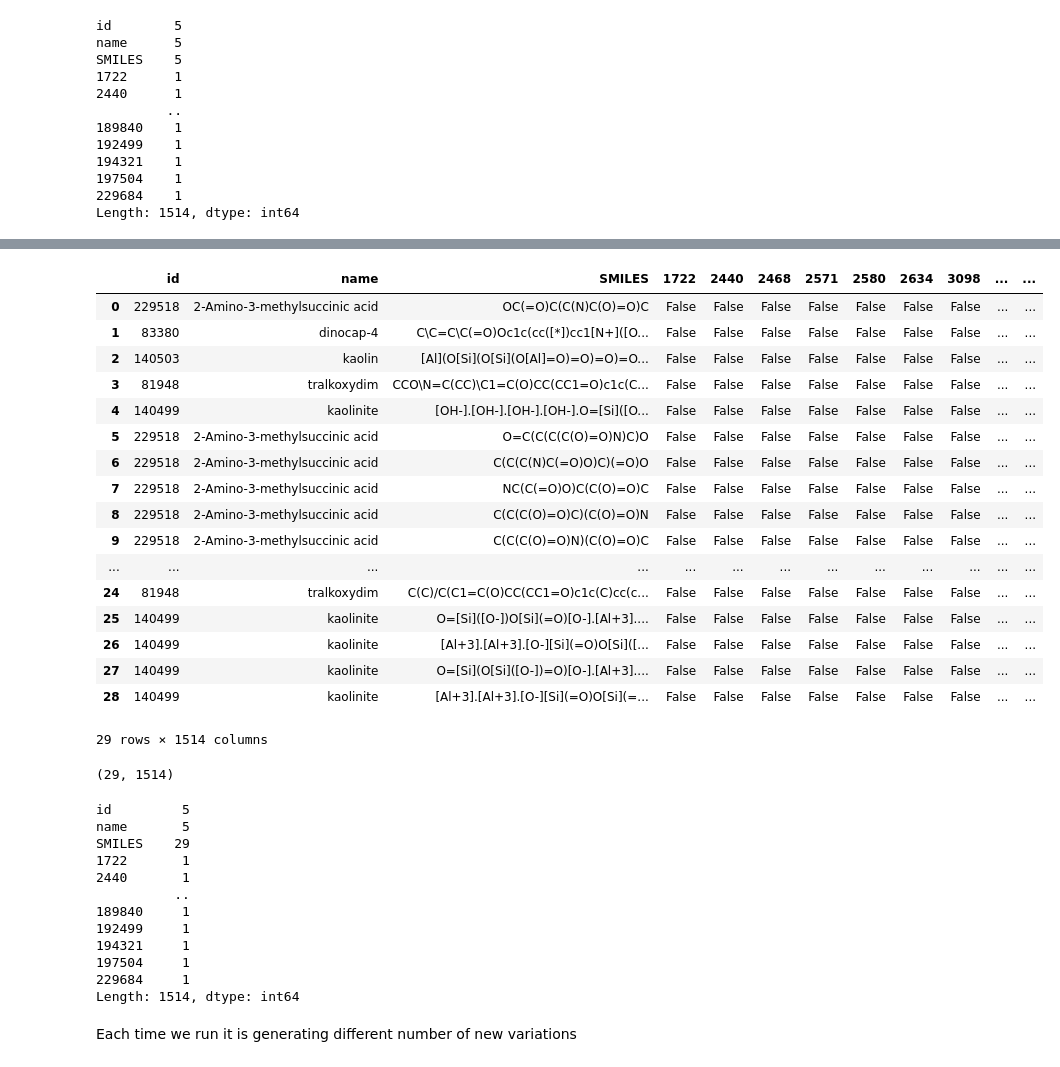
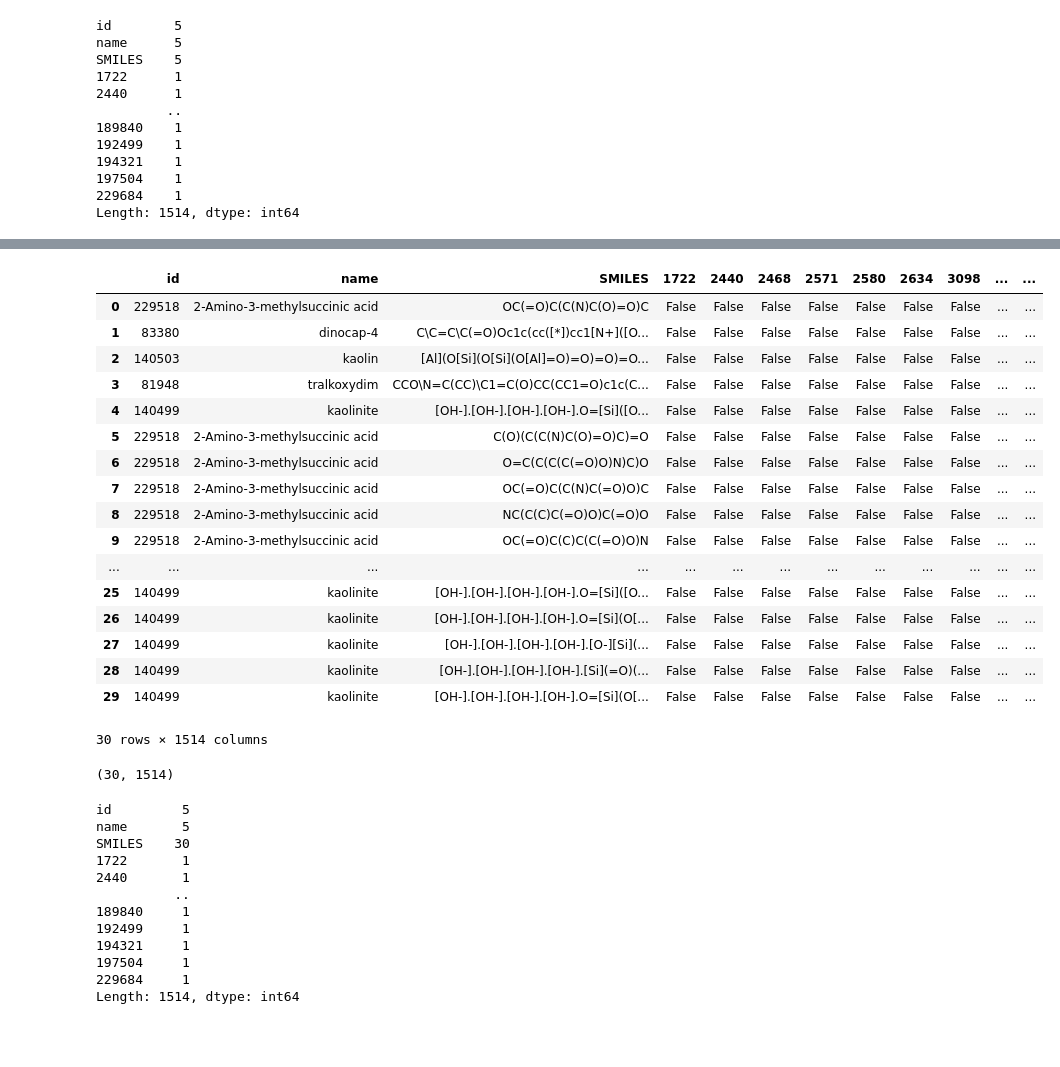
Before and after one commit to ChEB-AI/python-chebai, a Jupyter notebook: chebai/preprocessing/datasets/augmentation.ipynb, the cells around one changed output, grey strips where cells are left out. Cells and saved outputs as stored; diff of their text form; code cells hidden in the pictures; blank space fills up the shorter version.

```diff
--- a/chebai/preprocessing/datasets/augmentation.ipynb
+++ b/chebai/preprocessing/datasets/augmentation.ipynb
@@ -156,41 +237,41 @@ new_data_path="test_data.pkl"
 # %%
 pd.to_pickle(df_combined, open(new_data_path, "wb"))
 # %%
-test_data_df= pd.read_pickle(
-    open("test_data.pkl", "rb"
+data_df= pd.read_pickle(
+    open("augmented_data.pkl", "rb"
     )
 )
-# %%
-test_data_df
-# %% [output]
-|  | id | name | SMILES | 1722 | 2440 | 2468 | 2571 | 2580 | 2634 | 3098 | ... | ... |
-| 0 | 229518 | 2-Amino-3-methylsuccinic acid | OC(=O)C(C(N)C(O)=O)C | False | False | False | False | False | False | False | ... | ... |
-| 1 | 83380 | dinocap-4 | C\C=C\C(=O)Oc1c(cc([*])cc1[N+]([O... | False | False | False | False | False | False | False | ... | ... |
-| 2 | 140503 | kaolin | [Al](O[Si](O[Si](O[Al]=O)=O)=O)=O... | False | False | False | False | False | False | False | ... | ... |
-| 3 | 81948 | tralkoxydim | CCO\N=C(CC)\C1=C(O)CC(CC1=O)c1c(C... | False | False | False | False | False | False | False | ... | ... |
-| 4 | 140499 | kaolinite | [OH-].[OH-].[OH-].[OH-].O=[Si]([O... | False | False | False | False | False | False | False | ... | ... |
-| 5 | 229518 | 2-Amino-3-methylsuccinic acid | O=C(C(C(C(O)=O)N)C)O | False | False | False | False | False | False | False | ... | ... |
-| 6 | 229518 | 2-Amino-3-methylsuccinic acid | C(C(C(N)C(=O)O)C)(=O)O | False | False | False | False | False | False | False | ... | ... |
-| 7 | 229518 | 2-Amino-3-methylsuccinic acid | NC(C(=O)O)C(C(O)=O)C | False | False | False | False | False | False | False | ... | ... |
-| 8 | 229518 | 2-Amino-3-methylsuccinic acid | C(C(C(O)=O)C)(C(O)=O)N | False | False | False | False | False | False | False | ... | ... |
-| 9 | 229518 | 2-Amino-3-methylsuccinic acid | C(C(C(O)=O)N)(C(O)=O)C | False | False | False | False | False | False | False | ... | ... |
-| ... | ... | ... | ... | ... | ... | ... | ... | ... | ... | ... | ... | ... |
-| 24 | 81948 | tralkoxydim | C(C)/C(C1=C(O)CC(CC1=O)c1c(C)cc(c... | False | False | False | False | False | False | False | ... | ... |
-| 25 | 140499 | kaolinite | O=[Si]([O-])O[Si](=O)[O-].[Al+3].... | False | False | False | False | False | False | False | ... | ... |
-| 26 | 140499 | kaolinite | [Al+3].[Al+3].[O-][Si](=O)O[Si]([... | False | False | False | False | False | False | False | ... | ... |
-| 27 | 140499 | kaolinite | O=[Si](O[Si]([O-])=O)[O-].[Al+3].... | False | False | False | False | False | False | False | ... | ... |
-| 28 | 140499 | kaolinite | [Al+3].[Al+3].[O-][Si](=O)O[Si](=... | False | False | False | False | False | False | False | ... | ... |
-29 rows × 1514 columns
+# %%
+data_df
+# %% [output]
+|  | id | name | SMILES | 1722 | 2440 | 2468 | 2571 | 2580 | 2634 | 3098 | ... | ... |
+| 0 | 229518 | 2-Amino-3-methylsuccinic acid | OC(=O)C(C(N)C(O)=O)C | False | False | False | False | False | False | False | ... | ... |
+| 1 | 83380 | dinocap-4 | C\C=C\C(=O)Oc1c(cc([*])cc1[N+]([O... | False | False | False | False | False | False | False | ... | ... |
+| 2 | 140503 | kaolin | [Al](O[Si](O[Si](O[Al]=O)=O)=O)=O... | False | False | False | False | False | False | False | ... | ... |
+| 3 | 81948 | tralkoxydim | CCO\N=C(CC)\C1=C(O)CC(CC1=O)c1c(C... | False | False | False | False | False | False | False | ... | ... |
+| 4 | 140499 | kaolinite | [OH-].[OH-].[OH-].[OH-].O=[Si]([O... | False | False | False | False | False | False | False | ... | ... |
+| 5 | 229518 | 2-Amino-3-methylsuccinic acid | C(O)(C(C(N)C(O)=O)C)=O | False | False | False | False | False | False | False | ... | ... |
+| 6 | 229518 | 2-Amino-3-methylsuccinic acid | O=C(C(C(C(=O)O)N)C)O | False | False | False | False | False | False | False | ... | ... |
+| 7 | 229518 | 2-Amino-3-methylsuccinic acid | OC(=O)C(C(N)C(=O)O)C | False | False | False | False | False | False | False | ... | ... |
+| 8 | 229518 | 2-Amino-3-methylsuccinic acid | NC(C(C)C(=O)O)C(=O)O | False | False | False | False | False | False | False | ... | ... |
+| 9 | 229518 | 2-Amino-3-methylsuccinic acid | OC(=O)C(C)C(C(=O)O)N | False | False | False | False | False | False | False | ... | ... |
+| ... | ... | ... | ... | ... | ... | ... | ... | ... | ... | ... | ... | ... |
+| 25 | 140499 | kaolinite | [OH-].[OH-].[OH-].[OH-].O=[Si]([O... | False | False | False | False | False | False | False | ... | ... |
+| 26 | 140499 | kaolinite | [OH-].[OH-].[OH-].[OH-].O=[Si](O[... | False | False | False | False | False | False | False | ... | ... |
+| 27 | 140499 | kaolinite | [OH-].[OH-].[OH-].[OH-].[O-][Si](... | False | False | False | False | False | False | False | ... | ... |
+| 28 | 140499 | kaolinite | [OH-].[OH-].[OH-].[OH-].[Si](=O)(... | False | False | False | False | False | False | False | ... | ... |
+| 29 | 140499 | kaolinite | [OH-].[OH-].[OH-].[OH-].O=[Si](O[... | False | False | False | False | False | False | False | ... | ... |
+30 rows × 1514 columns
 # %%
-test_data_df.shape
+data_df.shape
 # %% [output]
-(29, 1514)
+(30, 1514)
 # %%
-test_data_df.nunique()
+data_df.nunique()
 # %% [output]
 id         5
 name       5
-SMILES    29
+SMILES    30
 1722       1
 2440       1
           ..
@@ -200,5 +281,3 @@ SMILES    29
 197504     1
 229684     1
 Length: 1514, dtype: int64
-# %% [markdown]
-Each time we run it is generating different number of new variations
```
Also changed, not shown: parts of 16 cells of this notebook, 1 other file.
